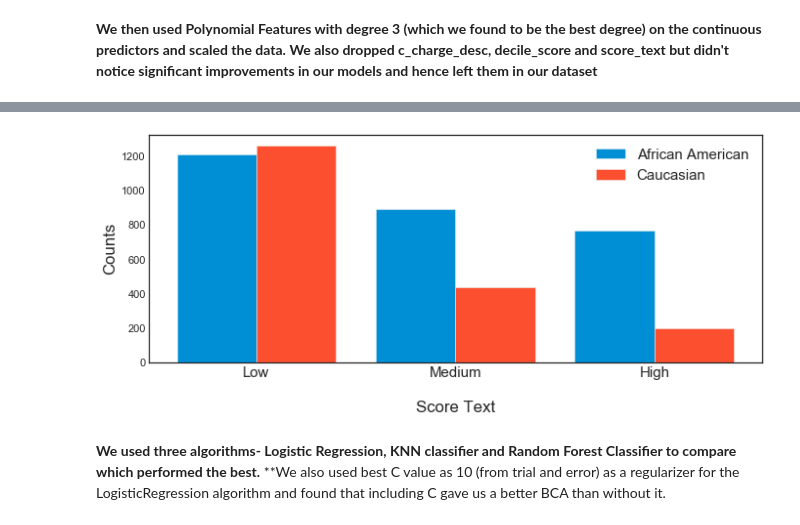
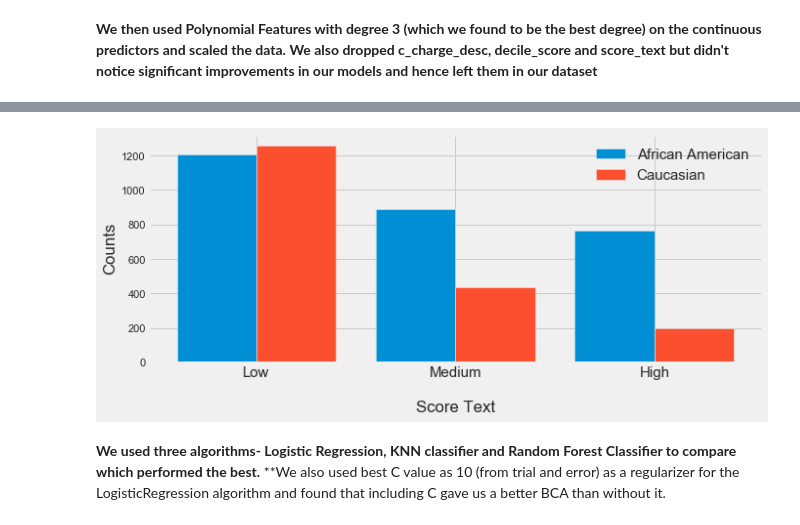
Before and after one commit to Wangsherpa/homeworks, a Jupyter notebook: Homework-3/Homework-3-student.ipynb, the cells around one changed output, grey strips where cells are left out. Cells and saved outputs as stored; diff of their text form; code cells hidden in the pictures.

```diff
--- a/Homework-3/Homework-3-student.ipynb
+++ b/Homework-3/Homework-3-student.ipynb
@@ -35,6 +35,7 @@ import matplotlib.pyplot as plt
 
 import seaborn as sns
 sns.set()
+plt.style.use("fivethirtyeight")
 
 from sklearn.metrics import confusion_matrix, roc_curve, roc_auc_score
 # %% [markdown]
@@ -934,14 +915,15 @@ plt.show()
 # %%
+plt.style.use("fivethirtyeight")
 plt.figure(figsize=(10, 4))
 plt.bar([1, 2, 3], aa_df.score_text.value_counts(), width=0.4, label="African American")
-plt.bar([1.4, 2.4, 3.4], c_df.score_text.value_counts(), width=0.4, label="Caucasian")
+plt.bar([1.4, 2.4, 3.4], cc_df.score_text.value_counts(), width=0.4, label="Caucasian")
 plt.xticks([1.2, 2.2, 3.2], labels=["Low", "Medium", "High"], fontsize=15)
 plt.legend(fontsize=15)
 plt.xlabel("\nScore Text")
 plt.ylabel("Counts")
 plt.show()
 # %% [output]
-[figure, old version]
+[figure, new version]
 # %%
 df_dummies = pd.get_dummies(data=new_df2, drop_first=True)
 
```
Also changed, not shown: parts of 6 cells of this notebook.
